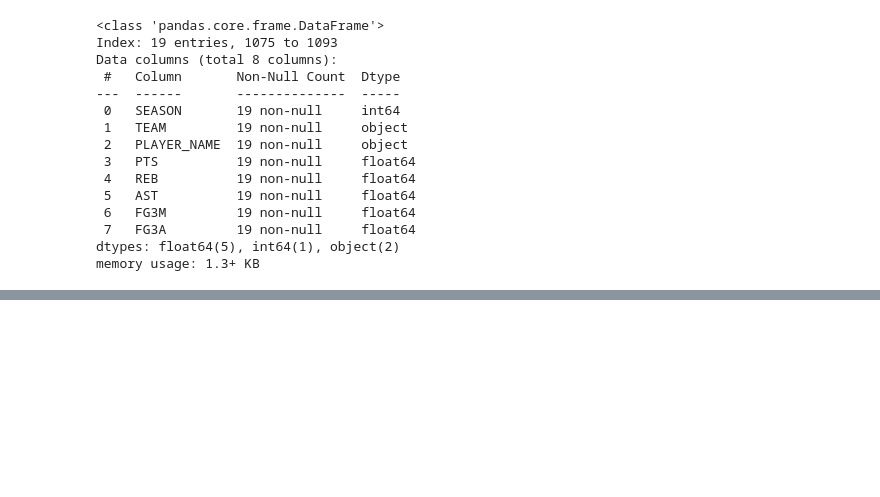
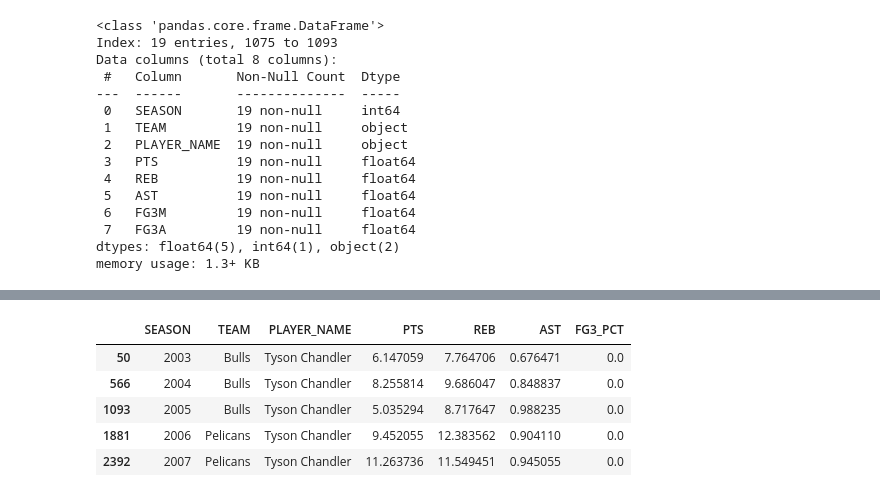
Before and after one commit to matteoForoni/nba-scouting-stats, a Jupyter notebook: nba-scouting-stats.ipynb, the cells around one changed output, grey strips where cells are left out. Saved outputs shown, nothing was run; the diff lists cells and outputs as text; code cells hidden in the pictures; blank space fills up the shorter version.

```diff
--- a/nba-scouting-stats.ipynb
+++ b/nba-scouting-stats.ipynb
@@ -825,0 +877,9 @@ fig3.show()
+# %%
+plot_avg_data.head()
+# %% [output]
+|  | SEASON | TEAM | PLAYER_NAME | PTS | REB | AST | FG3_PCT |
+| 50 | 2003 | Bulls | Tyson Chandler | 6.147059 | 7.764706 | 0.676471 | 0.0 |
+| 566 | 2004 | Bulls | Tyson Chandler | 8.255814 | 9.686047 | 0.848837 | 0.0 |
+| 1093 | 2005 | Bulls | Tyson Chandler | 5.035294 | 8.717647 | 0.988235 | 0.0 |
+| 1881 | 2006 | Pelicans | Tyson Chandler | 9.452055 | 12.383562 | 0.904110 | 0.0 |
+| 2392 | 2007 | Pelicans | Tyson Chandler | 11.263736 | 11.549451 | 0.945055 | 0.0 |
```
Also changed, not shown: parts of 10 cells of this notebook.
